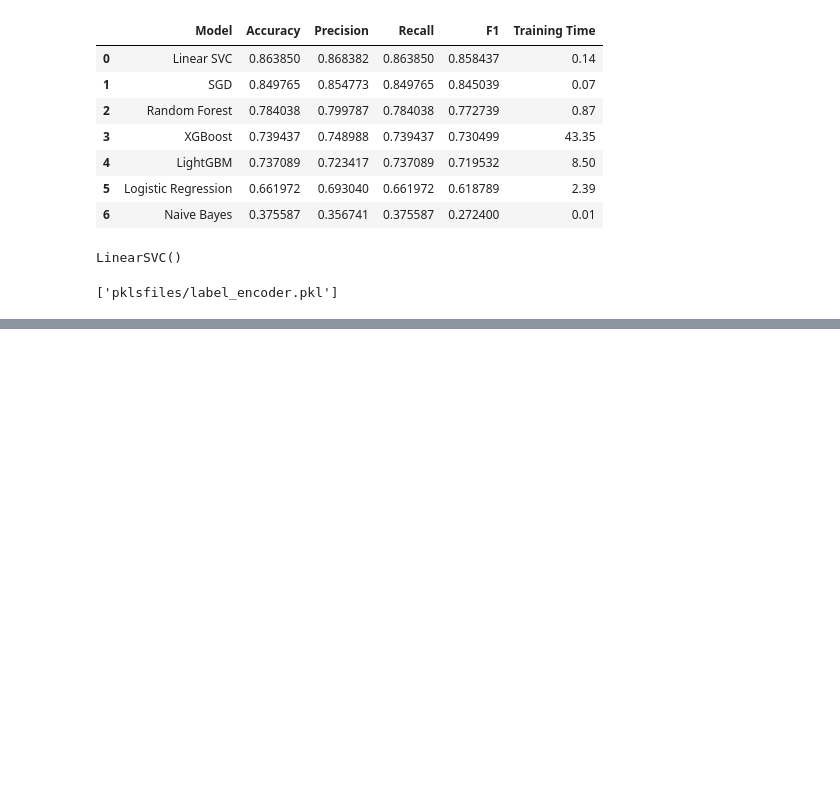
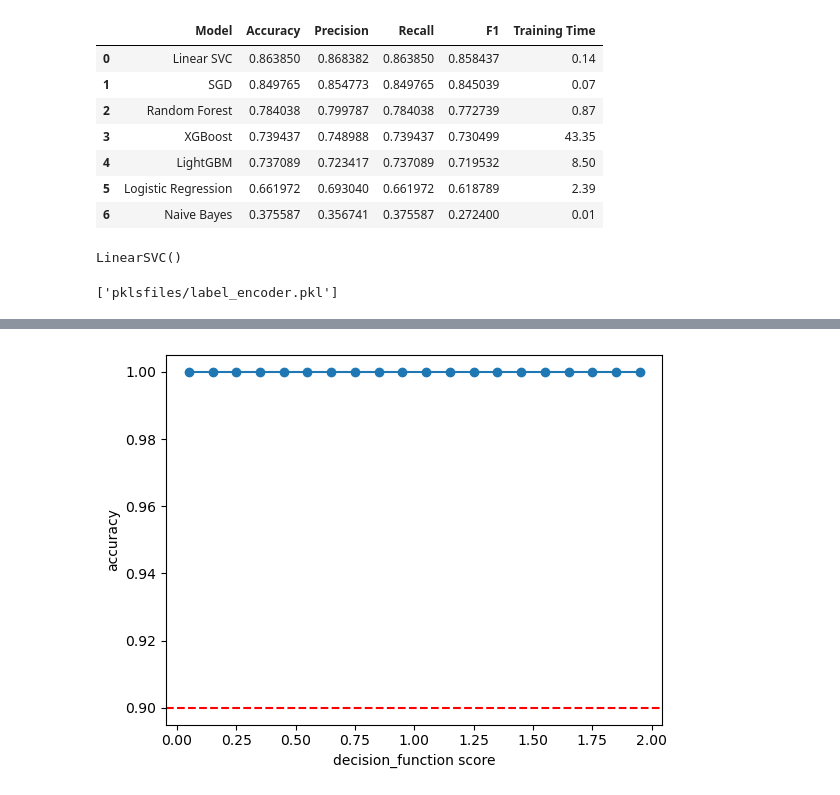
Before and after one commit to kerlosmelad12/FixFlow-, a Jupyter notebook: notebooks/Classification.ipynb, the cells around one changed output, grey strips where cells are left out. Drawn from its saved outputs; the diff is of its cells as text; code cells hidden in the pictures; blank space fills up the shorter version.

```diff
--- a/notebooks/Classification.ipynb
+++ b/notebooks/Classification.ipynb
@@ -259,0 +279,29 @@ else:
+# %%
+import matplotlib.pyplot as plt
+
+scores_matrix = model.decision_function(x_train)
+predictions = model.classes_[scores_matrix.argmax(axis=1)]
+best_scores = scores_matrix.max(axis=1)
+
+correct = (predictions == y_train)
+
+# متوسط الـ accuracy لكل نطاق score
+import numpy as np
+bins = np.arange(0, 2.2, 0.1)
+bin_indices = np.digitize(best_scores, bins)
+
+accuracy_per_bin = []
+bin_centers = []
+for b in range(1, len(bins)):
+    mask = bin_indices == b
+    if mask.sum() > 0:
+        accuracy_per_bin.append(correct[mask].mean())
+        bin_centers.append((bins[b-1] + bins[b]) / 2)
+
+plt.plot(bin_centers, accuracy_per_bin, marker='o')
+plt.xlabel("decision_function score")
+plt.ylabel("accuracy")
+plt.axhline(0.9, color='red', linestyle='--')  # مثال: نفسك accuracy 90%+
+plt.show()
+# %% [output]
+[figure, added]
```
Also changed, not shown: parts of 4 cells of this notebook, 26 other files.
